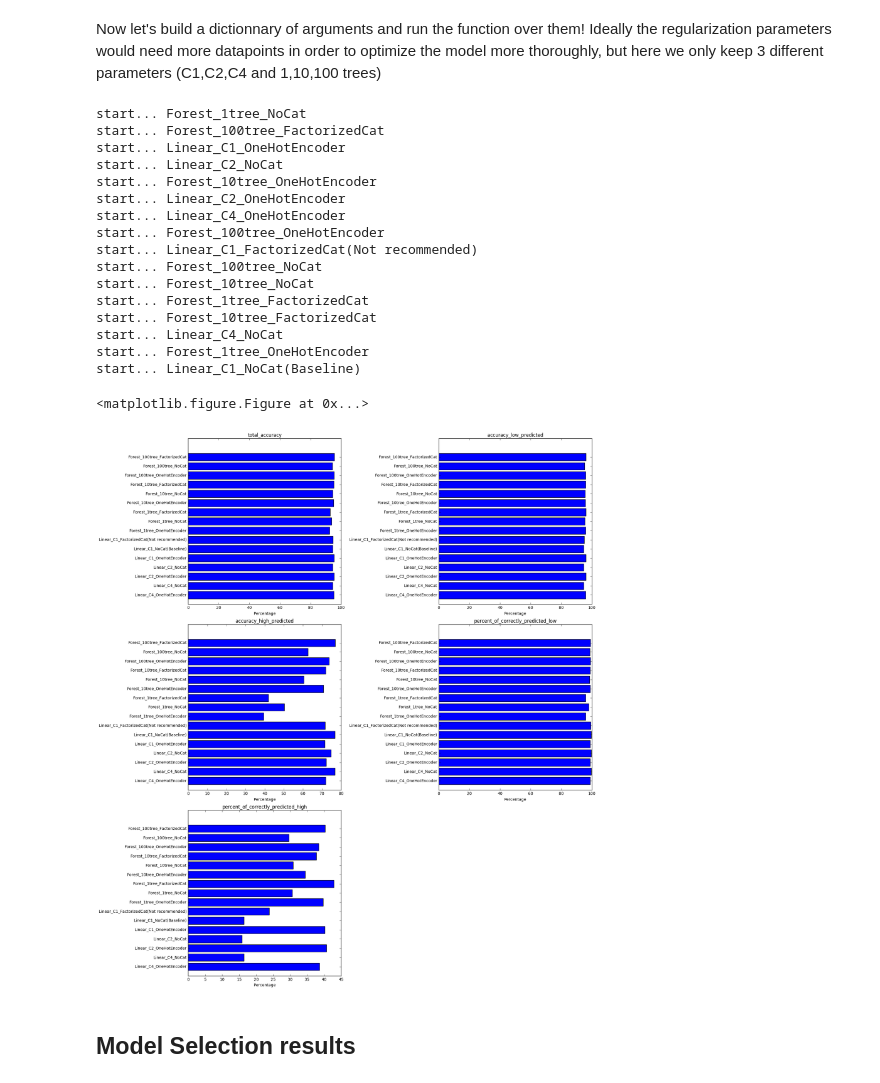
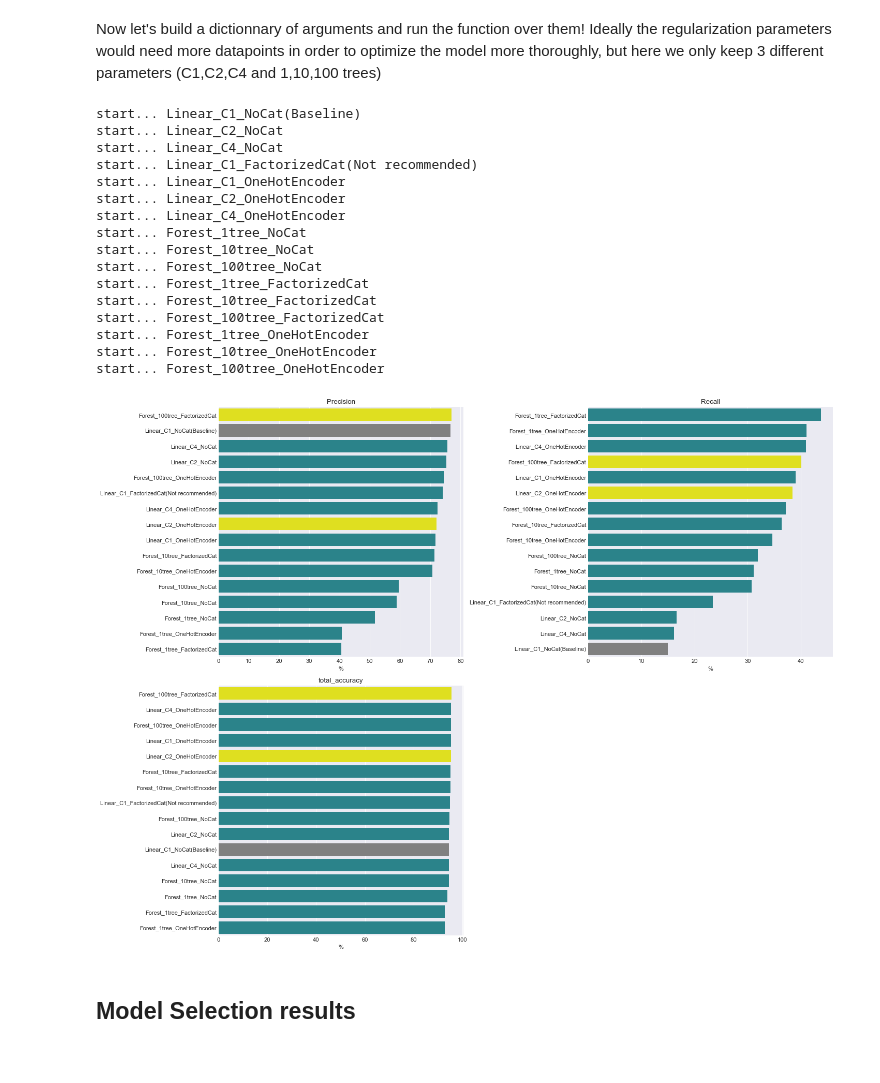
Before and after one commit to SevData/Income_Prediction, a Jupyter notebook: Income_Prediction.ipynb, the cells around one changed output. Drawn from its saved outputs; the diff is of its cells as text; code cells hidden in the pictures.

```diff
--- a/Income_Prediction.ipynb
+++ b/Income_Prediction.ipynb
@@ -105,5 +83,0 @@ Let's compute some stats:
-# %%
-for i in range(nb_continuous_feat-1) :
-    feat = list_continuous_feat[i]
-    print(feat,'- Min:', min(df[feat]), ', Max:', max(df[feat]), ', Avg: %.1f' %np.mean(df[feat]),\
-          ', Std: %.1f' % np.std(df[feat]), ', Nb zeros:', sum(df[feat]==0) )
@@ -414,8 +359,7 @@ arg_dico = {
 
 #initialize output
 output = {}
-stats_list = ['total_accuracy','accuracy_low_predicted' ,'accuracy_high_predicted',\
-              'percent_of_correctly_predicted_low','percent_of_correctly_predicted_high']
+stats_list = ['Precision','Recall','total_accuracy']
 
 for stat in stats_list :
     output[stat] = {}
@@ -427,59 +371,61 @@ for arg in arg_dico :
     print('start...',arg)
     conf,feat_importance = model_selection(arg_dico[arg])
     output['total_accuracy'][arg] = (conf[0][0]+conf[1][1])/len(test_data)*100
-    output['accuracy_low_predicted'][arg] = (conf[0][0]/(conf[0][0]+conf[0][1])*100 )
-    output['accuracy_high_predicted'][arg] = (conf[1][1]/(conf[1][0]+conf[1][1])*100 )
-    output['percent_of_correctly_predicted_low'][arg] = (conf[0][0]/(conf[0][0]+conf[1][0])*100 )
-    output['percent_of_correctly_predicted_high'][arg] = (conf[1][1]/(conf[0][1]+conf[1][1])*100 )
+    output['Precision'][arg] = (conf[1][1]/(conf[1][0]+conf[1][1])*100 )
+    output['Recall'][arg] = (conf[1][1]/(conf[0][1]+conf[1][1])*100 )
     feat_output[arg] = feat_importance.tolist()
 # %% [output]
-start... Forest_1tree_NoCat
-start... Forest_100tree_FactorizedCat
+start... Linear_C1_NoCat(Baseline)
+start... Linear_C2_NoCat
+start... Linear_C4_NoCat
+start... Linear_C1_FactorizedCat(Not recommended)
 start... Linear_C1_OneHotEncoder
-start... Linear_C2_NoCat
-start... Forest_10tree_OneHotEncoder
 start... Linear_C2_OneHotEncoder
 start... Linear_C4_OneHotEncoder
-start... Forest_100tree_OneHotEncoder
-start... Linear_C1_FactorizedCat(Not recommended)
+start... Forest_1tree_NoCat
+start... Forest_10tree_NoCat
 start... Forest_100tree_NoCat
-start... Forest_10tree_NoCat
 start... Forest_1tree_FactorizedCat
 start... Forest_10tree_FactorizedCat
-start... Linear_C4_NoCat
+start... Forest_100tree_FactorizedCat
 start... Forest_1tree_OneHotEncoder
-start... Linear_C1_NoCat(Baseline)
+start... Forest_10tree_OneHotEncoder
+start... Forest_100tree_OneHotEncoder
 # %%
-plt.gcf().clear()
-
 fig = plt.figure(figsize=(18, 20), dpi= 80, facecolor='w', edgecolor='k')
 total_nb = len( df)
-for i in range(5) :
+for i in range(3) :
 
     stat = stats_list[i]
     ax1 = fig.add_subplot(3,2,i+1)
 
     labels = []
     sizes = []
 
-    for arg in sorted(output[stat]) :
+    for arg in output[stat] :
         labels.append(arg)
         sizes.append(output[stat][arg])
 
-    y_pos = np.arange(len(labels))
-    ax1.barh(y_pos, sizes, align='center', color='blue', ecolor='black')
-    ax1.set_title(stat);
-    ax1.set_yticks(y_pos)
-    ax1.set_yticklabels(labels)
-    ax1.invert_yaxis()  # labels read top-to-bottom
-    ax1.set_xlabel('Percentage')
+    indices = np.argsort(sizes)
+    labels = np.array(labels)[indices][::-1]
+    sizes = np.array(sizes)[indices][::-1]
 
+    colors =[]
+    for label in labels:
+        if ('Baseline' in label) :
+            colors.append('grey')
+        elif label in ['Linear_C2_OneHotEncoder','Forest_100tree_FactorizedCat']:
+            colors.append('yellow')
+        else:
+            colors.append('#1B919A')
+
+    sns.barplot(x=sizes, y=labels,  ax = ax1, palette=colors)
+    ax1.set_xlabel('%')
+    ax1.set_title(stat)
 
 plt.tight_layout()
-plt.show()
 # %% [output]
-<matplotlib.figure.Figure at 0x...>
-[figure, old version]
+[figure, new version]
 # %% [markdown]
 ## Model Selection results
 # %% [markdown]
```
Also changed, not shown: parts of 58 cells of this notebook.
